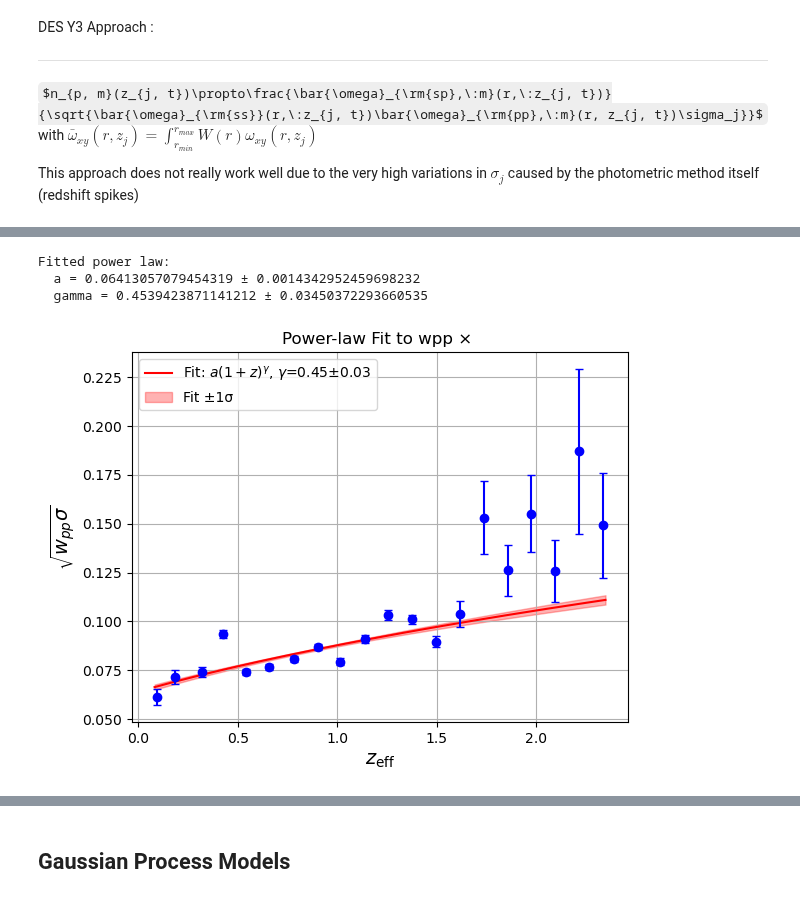
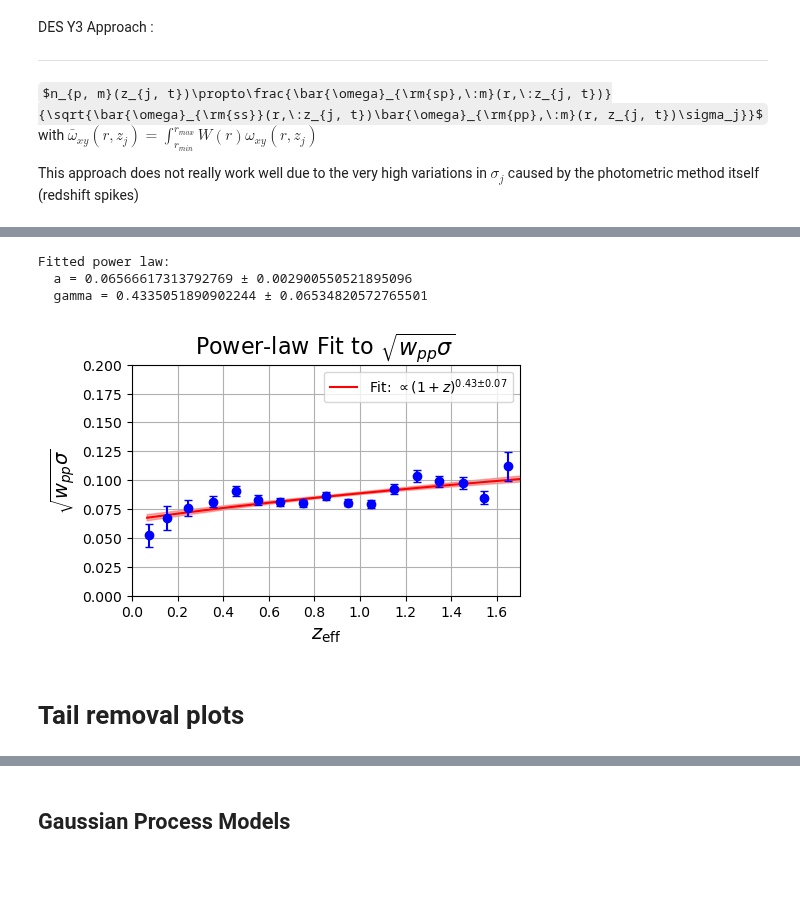
Before and after one commit to JeanCHDJdev/desi-y3-hsc, a Jupyter notebook: src/statistics/merged_results.ipynb, the cells around one changed output, grey strips where cells are left out. Saved outputs shown, nothing was run; the diff lists cells and outputs as text; code cells hidden in the pictures; some formulas as TeX source; blank space fills up the shorter version.

```diff
--- a/src/statistics/merged_results.ipynb
+++ b/src/statistics/merged_results.ipynb
@@ -228,10 +222,12 @@ GP kernel: 0.843**2 * Matern(length_scale=0.348, nu=1.5)
 # %%
+importlib.reload(inference)
 nz = []
 nz_err = []
-for i in range(1, 21):
+for i in range(1, 24):
     print(f'Processing tomo bin {i}')
     meas = inference.full_npz_tomo(
         path_dictionary=path_dictionary,
+        do_bias_correction=False,
         scale_cuts=[1, 5],
         tracer='Merged',
         tomo_bin=i,
@@ -409,20 +426,26 @@ Bin 20: mean = 2.1967, std = 0.1903 ± 0.0681
 importlib.reload(inference)
 importlib.reload(comb)
 wpp = []
+wpp_err = []
 zeff = []
-for i in range(20):
-    print(f'Bin {i}: mean = {means[i]:.4f}, std = {stds[i]:.4f}')
+for i in range(1, len(stds)+1):
     ## now let's get the wpp measurements to get the full correction
-    wpp_meas, wpp_err, _ = inference.wpp(
+    wpp_meas, wpp_err_meas, _ = inference.wpp(
             path=path_dictionary['HSC'],
             scale_cuts=[1, 5],
-            bin_index=i+1,
+            bin_index=i,
         )
+    wpp_err.append(wpp_err_meas)
     wpp.append(wpp_meas)
-    zeff.append(cf.get_zeff(zlow=i*0.12, zhigh=(i+1)*0.12, type='HSC'))
+    zeff.append(cf.get_zeff(zlow=(i-1)*0.1, zhigh=i*0.1, type='HSC'))
+print(f'zeff = {zeff}')
+print(f'wpp = {wpp}')
+print(f'wpp_err = {wpp_err}')
 errs = comb.combine_error_bars_mult(wpp, wpp_err, stds, stds_err)
 vals = np.sqrt(np.array(wpp)*np.array(stds))
 #plt.plot(means, np.sqrt(np.array(wpp)*np.array(stds)), label='wpp')
-plt.errorbar(zeff, vals, errs, label='wpp', capsize=3, fmt='o', color='blue')
+plt.errorbar(zeff, vals, errs, label='correction', capsize=3, fmt='o', color='blue')
+plt.errorbar(zeff, wpp, wpp_err, label='wpp', capsize=3, fmt='o', color='red')
+plt.ylim(0, 0.23)
 plt.grid()
 # %% [output]
@@ -459,40 +482,48 @@ def power_law_error(z, a, gamma, pcov):
         dgamma**2 * pcov[1, 1] +
         2 * da * dgamma * pcov[0, 1]
     )
     return np.sqrt(var)
 
-zeff_arr = np.array(zeff)
-vals_arr = np.array(vals)
-errs_arr = np.array(errs)
+nonnan_mask = ~np.isnan(np.array(vals))
+zeff_arr = np.array(zeff)[nonnan_mask]
+vals_arr = np.array(vals)[nonnan_mask]
+errs_arr = np.array(errs)[nonnan_mask]
 
 p0 = [np.mean(vals_arr), 1.0]
 
 popt, pcov = curve_fit(
     power_law, zeff_arr, vals_arr, p0=p0, sigma=errs_arr, absolute_sigma=True
 )
 a_fit, gamma_fit = popt
 a_err, gamma_err = np.sqrt(np.diag(pcov))
 
 print(f"\nFitted power law:\n  a = {a_fit} ± {a_err}\n  gamma = {gamma_fit} ± {gamma_err}")
 
 # Create fit curve and error band
 z_plot = np.linspace(min(zeff_arr)-0.01, max(zeff_arr)+0.01, 300)
 fit_vals = power_law(z_plot, a_fit, gamma_fit)
 
 fit_errs = power_law_error(z_plot, a_fit, gamma_fit, pcov)
 
-plt.plot(z_plot, fit_vals, 'r-', label=fr'Fit: $a(1+z)^{{\gamma}}$, $\gamma$={gamma_fit:.2f}±{gamma_err:.2f}')
-plt.fill_between(z_plot, fit_vals - fit_errs, fit_vals + fit_errs, color='red', alpha=0.3, label='Fit ±1σ')
+plt.figure(figsize=(5, 3))
 
+dz = 1
+plt.plot(z_plot, fit_vals/dz, 'r-', label=fr'Fit: $\propto(1+z)^{{{gamma_fit:.2f}±{gamma_err:.2f}}}$')
+plt.fill_between(z_plot, (fit_vals - fit_errs)/dz, (fit_vals + fit_errs)/dz, color='red', alpha=0.3)#, label='Fit ±1σ')
+
+plt.ylim(0, 0.2)
+plt.xlim(0, 1.7)
 plt.legend()
 plt.ylabel(r'$\sqrt{w_{pp}\sigma}$', fontsize=14)
-plt.errorbar(zeff, vals, errs, label='wpp', capsize=3, fmt='o', color='blue')
+plt.errorbar(zeff, vals/dz, errs/dz, label='wpp', capsize=3, fmt='o', color='blue')
 plt.xlabel(r'$z_{\rm eff}$', fontsize=14)
-plt.title('Power-law Fit to wpp × ')
+plt.title('Power-law Fit to ' + r'$\sqrt{w_{pp}\sigma}$', fontsize=16)
 plt.grid()
 plt.show()
 # %% [output]
 Fitted power law:
-  a = 0.06413057079454319 ± 0.0014342952459698232
-  gamma = 0.4539423871141212 ± 0.03450372293660535
+  a = 0.06566617313792769 ± 0.002900550521895096
+  gamma = 0.4335051890902244 ± 0.06534820572765501
-[figure, old version]
+[figure, new version]
+# %% [markdown]
+# Tail removal plots
```
Also changed, not shown: parts of 16 cells of this notebook, 3 other files.
